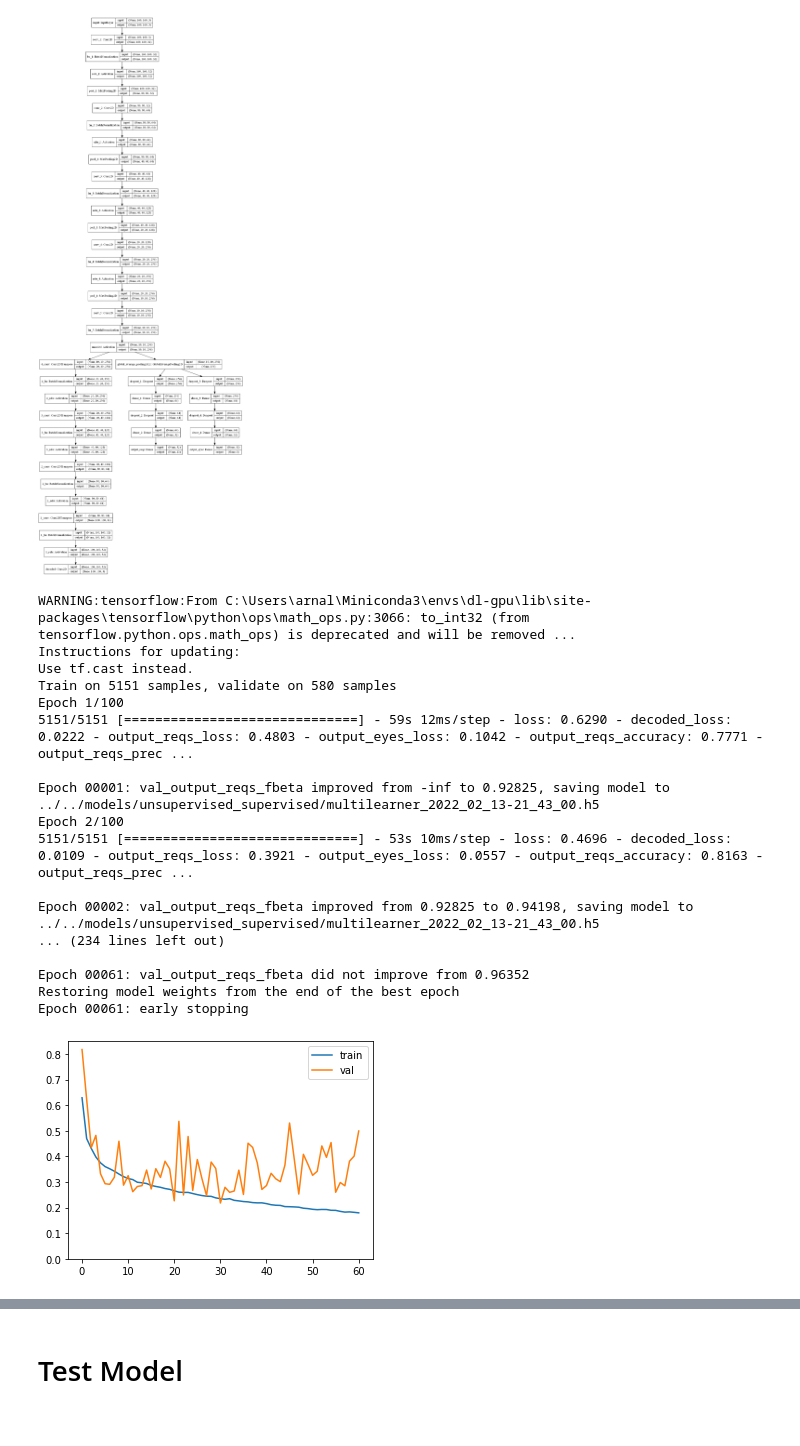
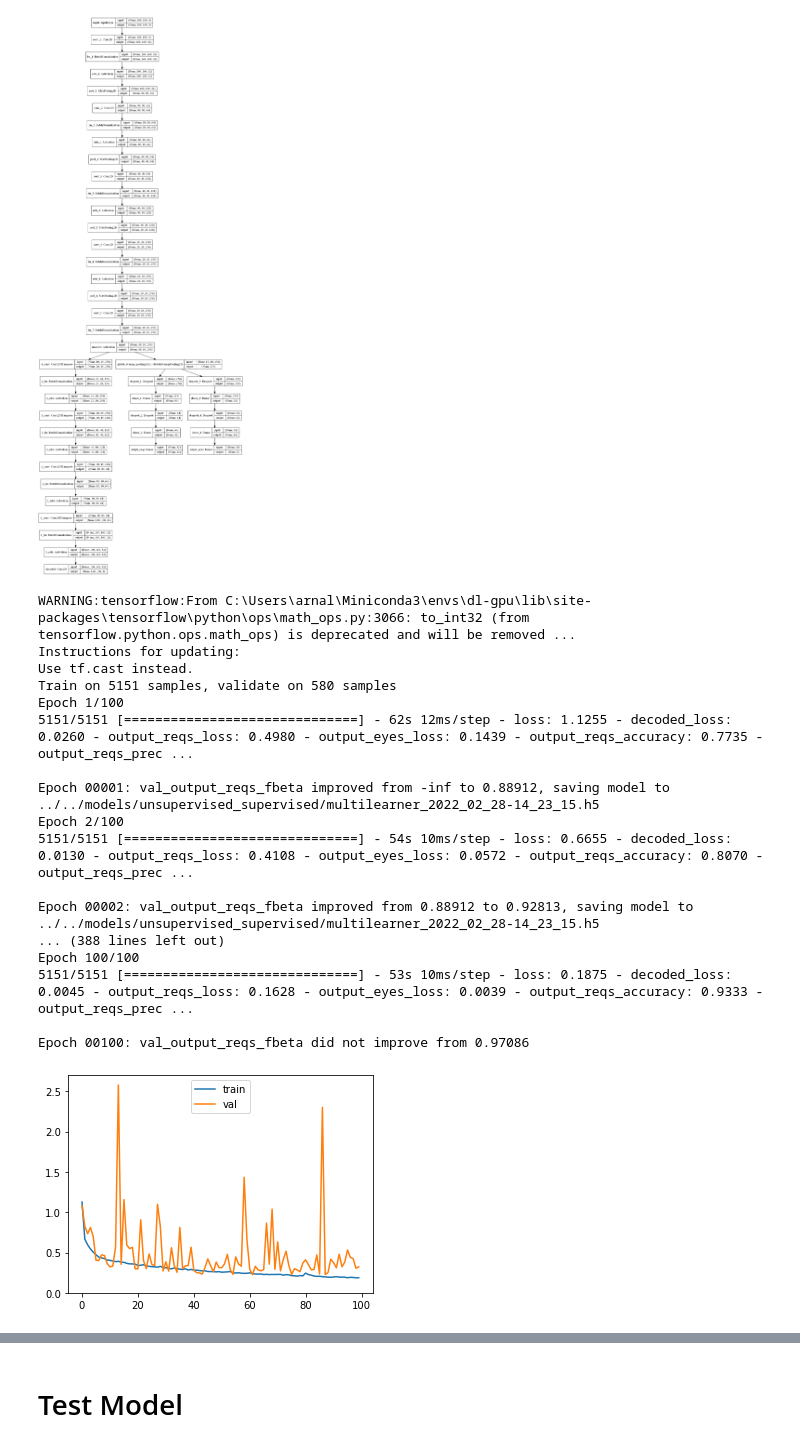
Before and after one commit to arnaldog12/icaonet, a Jupyter notebook: notebooks/supervised_unsupervised/Multilearning.ipynb, the cells around one changed output, grey strips where cells are left out. Cells and saved outputs as stored; diff of their text form; code cells hidden in the pictures.

```diff
--- a/notebooks/supervised_unsupervised/Multilearning.ipynb
+++ b/notebooks/supervised_unsupervised/Multilearning.ipynb
@@ -201,8 +201,8 @@ dense_1 = dense_layer(1, avg_pool, 64)
 dense_2 = dense_layer(2, dense_1, 32)
 classif = Dense(units=N_REQS, activation='sigmoid', name='output_reqs')(dense_2)
 
-dense_3 = dense_layer(3, avg_pool, 64)
-dense_4 = dense_layer(4, dense_3, 32)
+dense_3 = dense_layer(3, avg_pool, 32)
+dense_4 = dense_layer(4, dense_3, 16)
 regress = Dense(units=N_EYES, activation='linear', name='output_eyes')(dense_4)
 
 model = Model(inputs=inputs, outputs=[decoded, classif, regress])
@@ -235,7 +235,7 @@ plot_model(model, show_shapes=True)
 # %%
 DECODED_LOSS_WEIGHT = 2.0
 REQS_LOSS_WEIGHT = 1.0
-EYES_LOSS_WEIGHT = 1.0
+EYES_LOSS_WEIGHT = 4.0
 
 mlflow.log_param("decoded loss weight", DECODED_LOSS_WEIGHT)
 mlflow.log_param("reqs loss weight", REQS_LOSS_WEIGHT)
@@ -272,42 +272,42 @@ outputs_valid = {
 }
 
 model.compile(optimizer='adam', loss=losses, loss_weights=loss_weights, metrics=metrics)
 
 FILE_MODEL = FOLDER_MODELS + timestamp_model_name(prefix="multilearner_")
 list_callbacks = [
     ModelCheckpoint(FILE_MODEL, monitor=METRIC_TO_MONITOR, mode="max", verbose=1, save_best_only=True),
     EarlyStopping(monitor=METRIC_TO_MONITOR, mode="max", patience=30, verbose=1, restore_best_weights=True)
 ]
 
 hist = model.fit(
     x=x_train,
     y=outputs_train,
     batch_size=32,
     epochs=100,
     validation_data=(x_val, outputs_valid),
     callbacks=list_callbacks
 )
 
 plot.keras_hist(hist.history)
 # %% [output]
 WARNING:tensorflow:From C:\Users\arnal\Miniconda3\envs\dl-gpu\lib\site-packages\tensorflow\python\ops\math_ops.py:3066: to_int32 (from tensorflow.python.ops.math_ops) is deprecated and will be removed ...
 Instructions for updating:
 Use tf.cast instead.
 Train on 5151 samples, validate on 580 samples
 Epoch 1/100
-5151/5151 [==============================] - 59s 12ms/step - loss: 0.6290 - decoded_loss: 0.0222 - output_reqs_loss: 0.4803 - output_eyes_loss: 0.1042 - output_reqs_accuracy: 0.7771 - output_reqs_prec ...
+5151/5151 [==============================] - 62s 12ms/step - loss: 1.1255 - decoded_loss: 0.0260 - output_reqs_loss: 0.4980 - output_eyes_loss: 0.1439 - output_reqs_accuracy: 0.7735 - output_reqs_prec ...
 
-Epoch 00001: val_output_reqs_fbeta improved from -inf to 0.92825, saving model to ../../models/unsupervised_supervised/multilearner_2022_02_13-21_43_00.h5
+Epoch 00001: val_output_reqs_fbeta improved from -inf to 0.88912, saving model to ../../models/unsupervised_supervised/multilearner_2022_02_28-14_23_15.h5
 Epoch 2/100
-5151/5151 [==============================] - 53s 10ms/step - loss: 0.4696 - decoded_loss: 0.0109 - output_reqs_loss: 0.3921 - output_eyes_loss: 0.0557 - output_reqs_accuracy: 0.8163 - output_reqs_prec ...
+5151/5151 [==============================] - 54s 10ms/step - loss: 0.6655 - decoded_loss: 0.0130 - output_reqs_loss: 0.4108 - output_eyes_loss: 0.0572 - output_reqs_accuracy: 0.8070 - output_reqs_prec ...
 
-Epoch 00002: val_output_reqs_fbeta improved from 0.92825 to 0.94198, saving model to ../../models/unsupervised_supervised/multilearner_2022_02_13-21_43_00.h5
-... (234 lines left out)
+Epoch 00002: val_output_reqs_fbeta improved from 0.88912 to 0.92813, saving model to ../../models/unsupervised_supervised/multilearner_2022_02_28-14_23_15.h5
+... (388 lines left out)
+Epoch 100/100
+5151/5151 [==============================] - 53s 10ms/step - loss: 0.1875 - decoded_loss: 0.0045 - output_reqs_loss: 0.1628 - output_eyes_loss: 0.0039 - output_reqs_accuracy: 0.9333 - output_reqs_prec ...
 
-Epoch 00061: val_output_reqs_fbeta did not improve from 0.96352
-Restoring model weights from the end of the best epoch
-Epoch 00061: early stopping
+Epoch 00100: val_output_reqs_fbeta did not improve from 0.97086
-[figure, old version]
+[figure, new version]
 # %%
 history = hist.history
 
```
Also changed, not shown: parts of 5 cells of this notebook, 1 other file.
